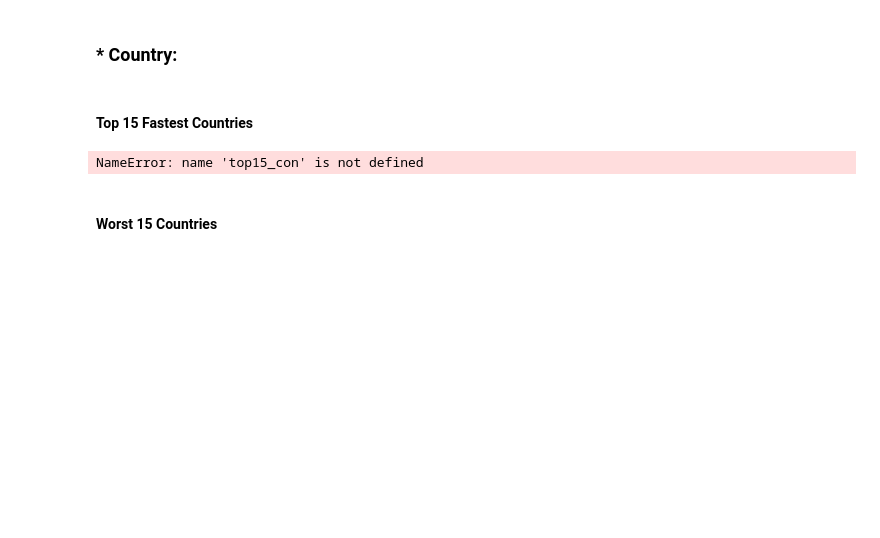
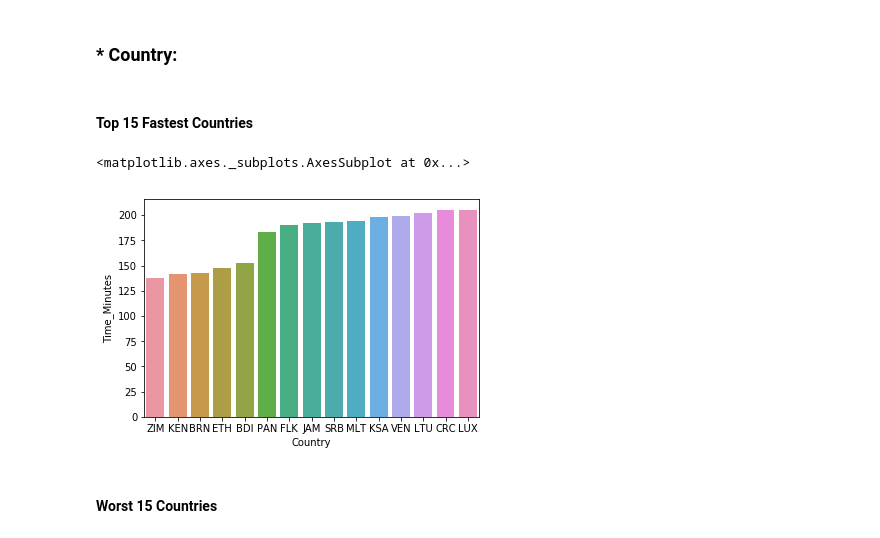
Before and after one commit to lee2christine/pythonDataExploration, a Jupyter notebook: 131FinalProject.ipynb, the cells around one changed output. Cells and saved outputs as stored; diff of their text form; code cells hidden in the pictures; blank space fills up the shorter version.

Commit message:
show the plot

```diff
--- a/131FinalProject.ipynb
+++ b/131FinalProject.ipynb
@@ -124,13 +124,14 @@ Text(0.5,1,'Participants by Age & Gender')
 # %%
 top_15_countries = data.groupby("Country")['Time_Minutes'].mean().nsmallest(15)
 
 top15_countries = data.loc[data['Country'].isin(np.array(top_15_countries.index))]
 top15_countries = top15_countries.groupby('Country')['Time_Minutes'].mean()
 top15_countries = pd.DataFrame(top15_countries)
-top15_countries = top15_con.sort_values(['Time_Minutes'])
-sns.barplot(x = top15_con.index, y = top15_con.Time_Minutes)
+top15_countries = top15_countries.sort_values(['Time_Minutes'])
+sns.barplot(x = top15_countries.index, y = top15_countries.Time_Minutes)
 # %% [output]
-NameError: name 'top15_con' is not defined
+<matplotlib.axes._subplots.AxesSubplot at 0x...>
+[figure, added]
 # %% [markdown]
 #### Worst 15 Countries
 # %%
```
Also changed, not shown: parts of 1 cell of this notebook.
